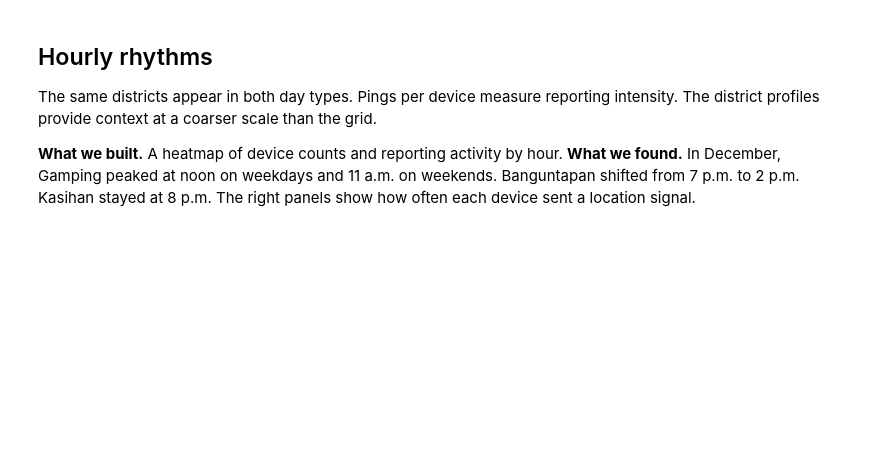
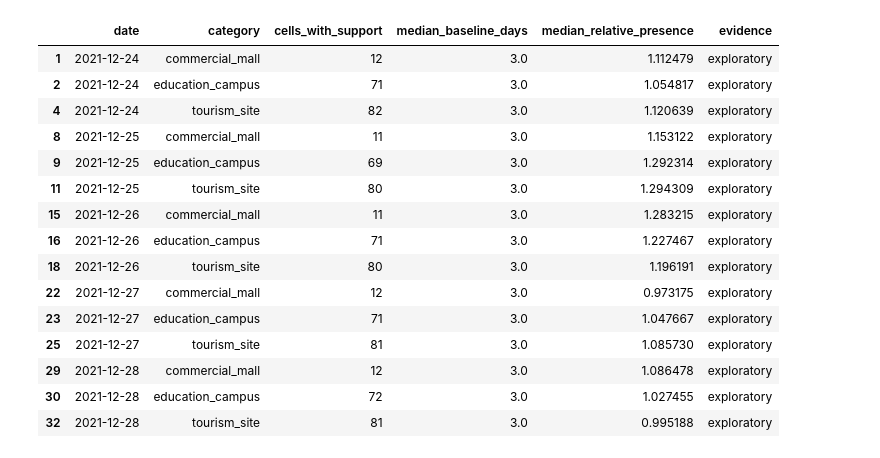
Before and after one commit to altafparves/Human-Mobility, a Jupyter notebook: notebooks/visuals.ipynb, the cells around one changed output. Drawn from its saved outputs; the diff is of its cells as text; code cells hidden in the pictures; blank space fills up the shorter version.

```diff
--- a/notebooks/visuals.ipynb
+++ b/notebooks/visuals.ipynb
@@ -37,8 +92,20 @@ display(Image(filename=str(nataru)))
 # %%
-support = gold('event_window', 'date category cells_with_support median_baseline_days evidence')
-display(support[['date','category','cells_with_support','median_baseline_days','evidence']])
+support = gold('event_window', 'date category cells_with_support median_baseline_days median_relative_presence evidence')
+display(support[support['category'].isin(['tourism_site', 'commercial_mall', 'education_campus'])][['date', 'category', 'cells_with_support', 'median_baseline_days', 'median_relative_presence', 'evidence']].head(15))
+# %% [output]
+|  | date | category | cells_with_support | median_baseline_days | median_relative_presence | evidence |
+| 1 | 2021-12-24 | commercial_mall | 12 | 3.0 | 1.112479 | exploratory |
+| 2 | 2021-12-24 | education_campus | 71 | 3.0 | 1.054817 | exploratory |
+| 4 | 2021-12-24 | tourism_site | 82 | 3.0 | 1.120639 | exploratory |
+| 8 | 2021-12-25 | commercial_mall | 11 | 3.0 | 1.153122 | exploratory |
+| 9 | 2021-12-25 | education_campus | 69 | 3.0 | 1.292314 | exploratory |
+| 11 | 2021-12-25 | tourism_site | 80 | 3.0 | 1.294309 | exploratory |
+| 15 | 2021-12-26 | commercial_mall | 11 | 3.0 | 1.283215 | exploratory |
+| 16 | 2021-12-26 | education_campus | 71 | 3.0 | 1.227467 | exploratory |
+| 18 | 2021-12-26 | tourism_site | 80 | 3.0 | 1.196191 | exploratory |
+| 22 | 2021-12-27 | commercial_mall | 12 | 3.0 | 0.973175 | exploratory |
+| 23 | 2021-12-27 | education_campus | 71 | 3.0 | 1.047667 | exploratory |
+| 25 | 2021-12-27 | tourism_site | 81 | 3.0 | 1.085730 | exploratory |
+| 29 | 2021-12-28 | commercial_mall | 12 | 3.0 | 1.086478 | exploratory |
+| 30 | 2021-12-28 | education_campus | 72 | 3.0 | 1.027455 | exploratory |
+| 32 | 2021-12-28 | tourism_site | 81 | 3.0 | 0.995188 | exploratory |
-# %% [markdown]
-## Hourly rhythms
-The same districts appear in both day types. Pings per device measure reporting intensity. The district profiles provide context at a coarser scale than the grid.
-
-**What we built.** A heatmap of device counts and reporting activity by hour. **What we found.** In December, Gamping peaked at noon on weekdays and 11 a.m. on weekends. Banguntapan shifted from 7 p.m. to 2 p.m. Kasihan stayed at 8 p.m. The right panels show how often each device sent a location signal.
```
Also changed, not shown: parts of 17 cells of this notebook, 14 other files.
